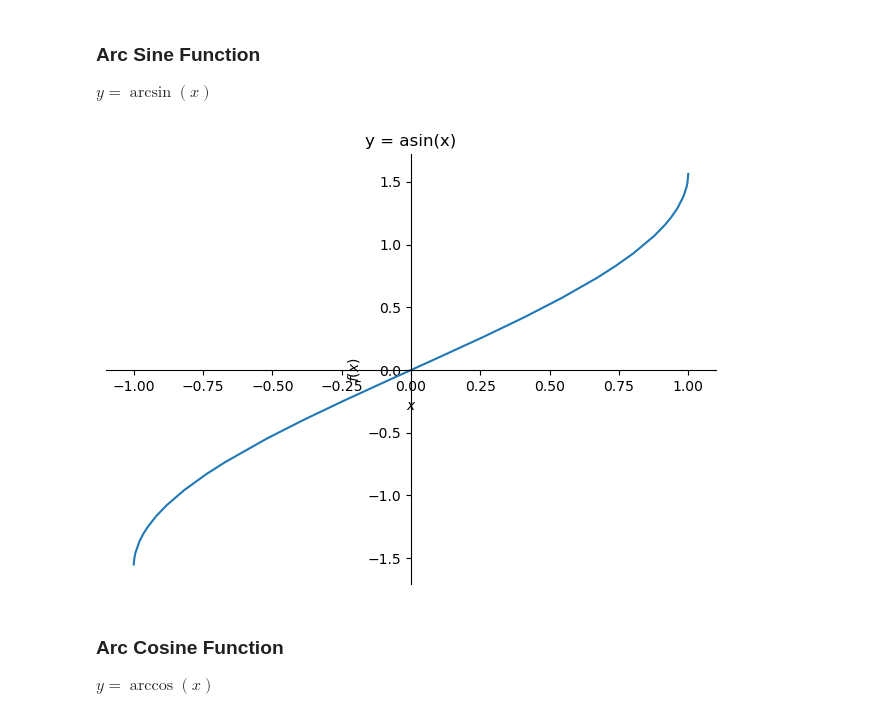
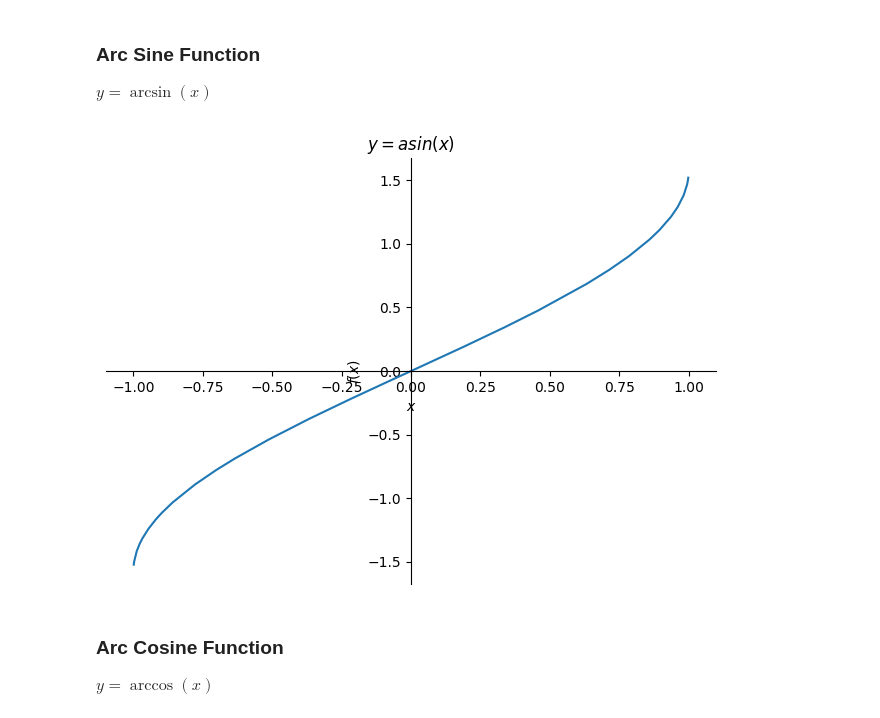
Before and after one commit to adamelliotfields/lab, a Jupyter notebook: files/sympy.ipynb, the cells around one changed output. Cells and saved outputs as stored; diff of their text form; code cells hidden in the pictures.

```diff
--- a/files/sympy.ipynb
+++ b/files/sympy.ipynb
@@ -198,10 +201,10 @@ $y = \arcsin(x)$
 # %%
 x = sp.symbols("x")
 y = sp.asin(x)
-sp.plot(y, (x, -5, 5), title="y = asin(x)")
+sp.plot(y, (x, -5, 5), title="$y = asin(x)$")
 plt.show()
 # %% [output]
-[figure, old version]
+[figure, new version]
 # %% [markdown]
 ### Arc Cosine Function
 
```
Also changed, not shown: parts of 8 cells of this notebook, 6 other files.
